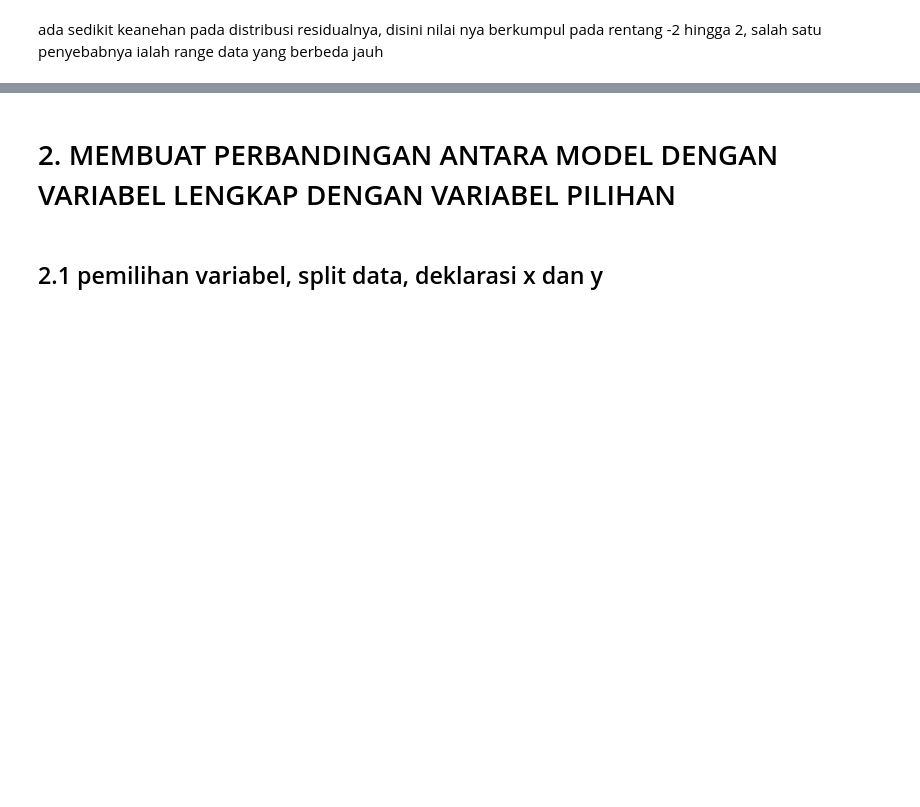
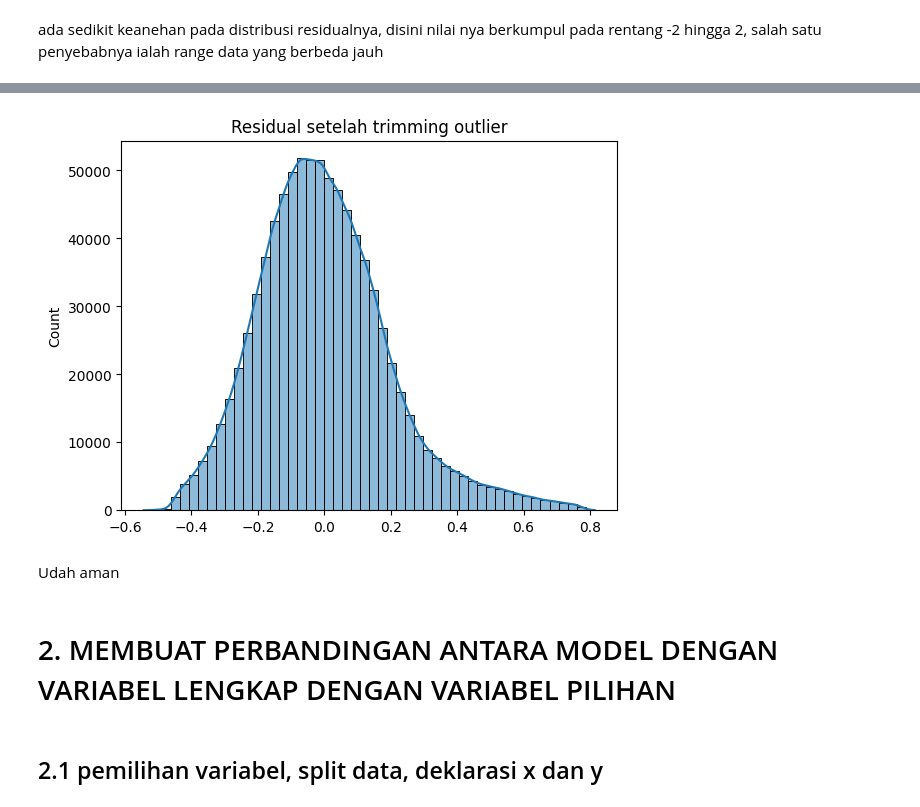
Before and after one commit to fatihdzaki01/Projek_PDS_RegresiLinier, a Jupyter notebook: projek_pds.ipynb, the cells around one changed output, grey strips where cells are left out. Drawn from its saved outputs; the diff is of its cells as text; code cells hidden in the pictures; blank space fills up the shorter version.

```diff
--- a/projek_pds.ipynb
+++ b/projek_pds.ipynb
@@ -690,3 +891,23 @@ else:
+# %%
+res = model.resid
+# %%
+lower = res.quantile(0.01)
+upper = res.quantile(0.99)
+# %%
+mask = (res >= lower) & (res <= upper)
+
+X_train_trim = X_train[mask]
+y_train_trim = y_train[mask]
+# %%
+model_trim = sm.OLS(y_train_trim, X_train_trim).fit()
+# %%
+sns.histplot(model_trim.resid, bins=50, kde=True)
+plt.title("Residual setelah trimming outlier")
+plt.show()
+# %% [output]
+[figure, added]
+# %% [markdown]
+Udah aman
 # %% [markdown]
 # 2. MEMBUAT PERBANDINGAN ANTARA MODEL DENGAN VARIABEL LENGKAP DENGAN VARIABEL PILIHAN
 # %% [markdown]
```
Also changed, not shown: parts of 21 cells of this notebook.
